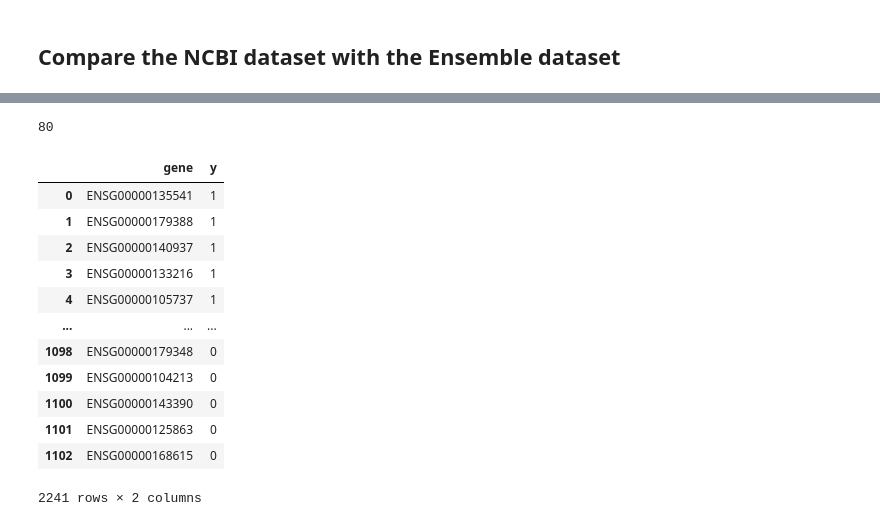
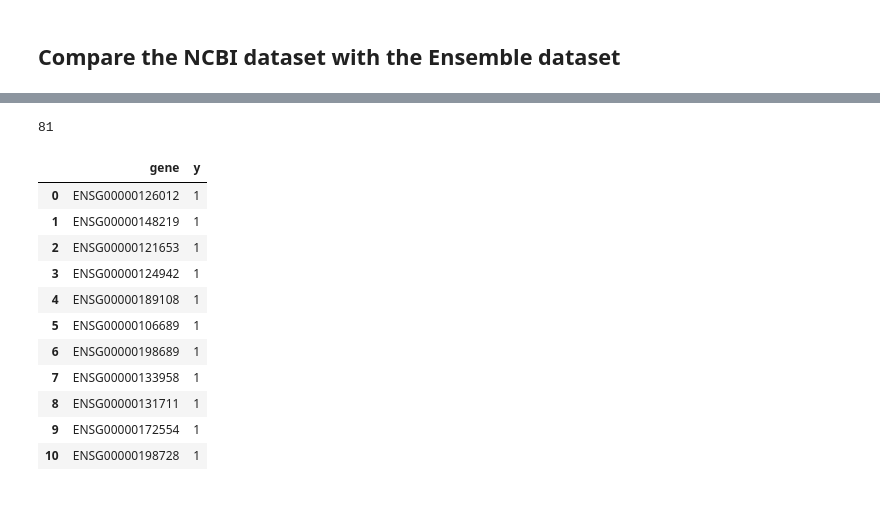
Before and after one commit to a59490/Tese_ASD_Gene_Pred, a Jupyter notebook: 3_pos_neg_genes/NCBI_to_Ensembl.ipynb, the cells around one changed output, grey strips where cells are left out. Cells and saved outputs as stored; diff of their text form; code cells hidden in the pictures.

Commit message:
cleared the duplicate bug on the new sfari dataset

```diff
--- a/3_pos_neg_genes/NCBI_to_Ensembl.ipynb
+++ b/3_pos_neg_genes/NCBI_to_Ensembl.ipynb
@@ -100,7 +100,7 @@ a
 # %% [markdown]
 ## Compare the NCBI dataset with the Ensemble dataset
 # %%
-sfari= pd.read_csv("sfari_ed.csv")
+sfari= pd.read_csv("sfari_ed_01_16_2024.csv")
 sfari= sfari["ensembl-id"]
 # %%
 positive= set(sfari)
@@ -114,30 +114,29 @@ matplotlib_venn.venn2([positive, negative ], set_labels=["positive", "negative"
 cross =positive & negative
 len(cross)
 # %% [output]
-80
+81
 # %%
 negative= negative - cross
 
 positive=pd.DataFrame(positive)
 positive["y"]=1
 negative=pd.DataFrame(negative)
 negative["y"]=0
 
 gene_list= pd.concat([positive, negative])
 gene_list.columns=["gene", "y"]
-gene_list
+gene_list.head(11)
 # %% [output]
 |  | gene | y |
-| 0 | ENSG00000135541 | 1 |
-| 1 | ENSG00000179388 | 1 |
-| 2 | ENSG00000140937 | 1 |
-| 3 | ENSG00000133216 | 1 |
-| 4 | ENSG00000105737 | 1 |
-| ... | ... | ... |
-| 1098 | ENSG00000179348 | 0 |
-| 1099 | ENSG00000104213 | 0 |
-| 1100 | ENSG00000143390 | 0 |
-| 1101 | ENSG00000125863 | 0 |
-| 1102 | ENSG00000168615 | 0 |
+| 0 | ENSG00000126012 | 1 |
+| 1 | ENSG00000148219 | 1 |
+| 2 | ENSG00000121653 | 1 |
+| 3 | ENSG00000124942 | 1 |
+| 4 | ENSG00000189108 | 1 |
+| 5 | ENSG00000106689 | 1 |
+| 6 | ENSG00000198689 | 1 |
+| 7 | ENSG00000133958 | 1 |
+| 8 | ENSG00000131711 | 1 |
+| 9 | ENSG00000172554 | 1 |
+| 10 | ENSG00000198728 | 1 |
-2241 rows × 2 columns
 # %%
```
Also changed, not shown: parts of 1 cell of this notebook, 4 other files.
